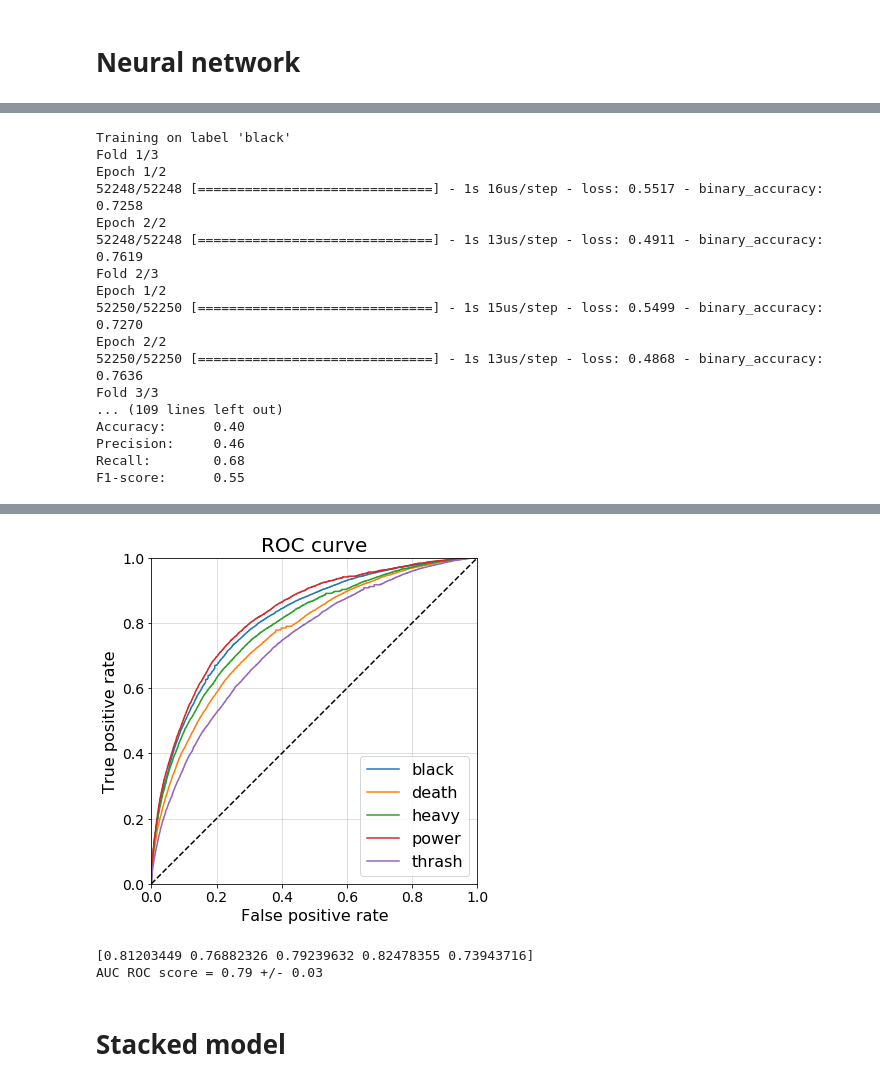
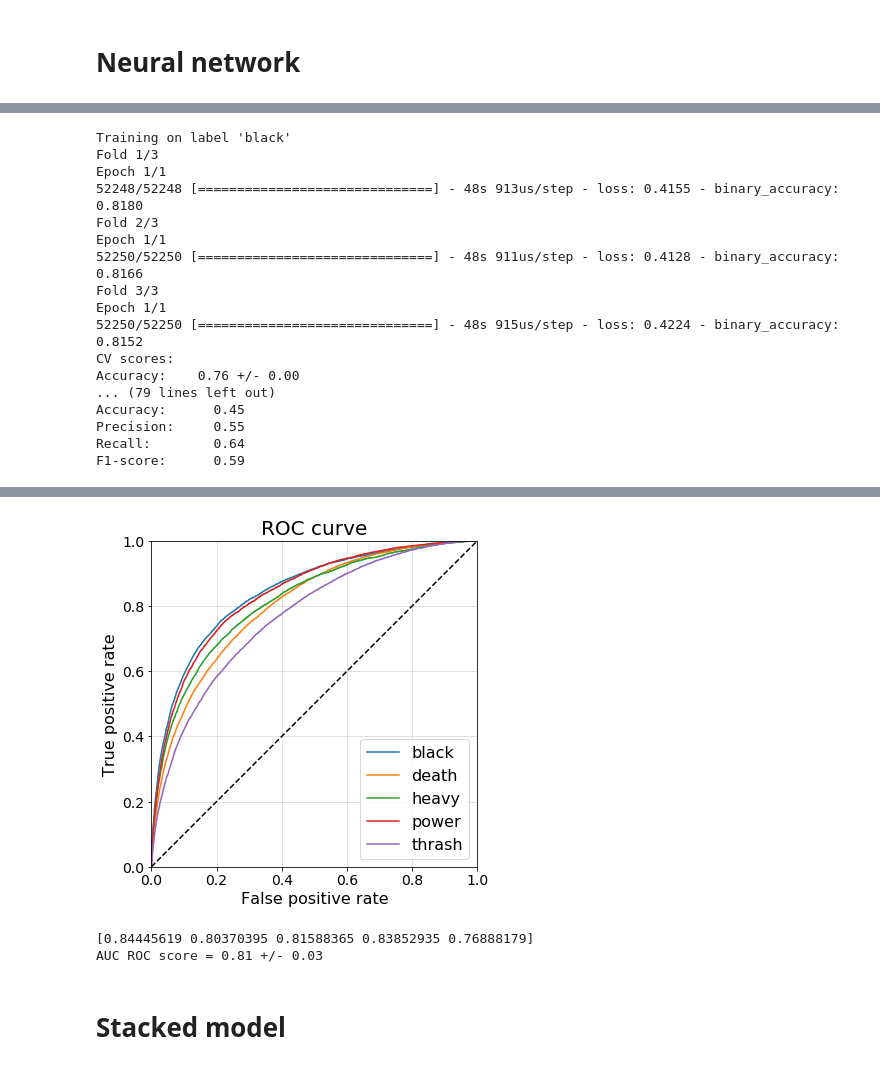
Before and after one commit to pdqnguyen/metallyrics, a Jupyter notebook: song-lyrics-multi-genre-bow.ipynb, the cells around one changed output, grey strips where cells are left out. Saved outputs shown, nothing was run; the diff lists cells and outputs as text; code cells hidden in the pictures.

Commit message:
more training/testing

```diff
--- a/song-lyrics-multi-genre-bow.ipynb
+++ b/song-lyrics-multi-genre-bow.ipynb
@@ -71,19 +70,28 @@ class BinaryRelevance:
     def __init__(self, classifier, labels):
         self.classifier = classifier
         self.labels = labels
-        self.classifiers_ = {}
+        self.classifiers_ = []
 
     def fit(self, X, y):
-        for i in range(y.shape[1]):
-            print('training binary classifier for label: {}'.format(i))
+        for i, label in enumerate(self.labels):
+            print('training binary classifier for label: {}'.format(label))
             clf = deepcopy(self.classifier)
             clf.fit(X, y[:, i])
-            self.classifiers[i] = clf
+            self.classifiers_.append((label, clf))
 
     def predict(self, X):
+        return self._predict(X)
+
+    def predict_proba(self, X):
+        return self._predict(X, return_prob=True)
+
+    def _predict(self, X, return_prob=False):
         y = np.zeros((X.shape[0], len(self.classifiers_)))
-        for i, clf in self.classifiers_.items():
-            y[:, i] = clf.predict(X)
+        for i, (label, clf) in enumerate(self.classifiers_):
+            if return_prob:
+                y[:, i] = clf.predict_proba(X)[:, 1]
+            else:
+                y[:, i] = clf.predict(X)
         return y
 
     def cross_validate(self, X, y, n_splits=5, verbose=False):
@@ -595,7 +794,7 @@ def keras_batch_generator(X_data, y_data, batch_size):
 # %%
 keras_params = dict(
-    input_dim=1024,
-    epochs=2,
+    input_dim=100_000,
+    epochs=1,
     batch_size=512,
 )
 pipeline = Pipeline(
@@ -617,18 +816,18 @@ print("AUC ROC score = {:.2f} +/- {:.2f}".format(auc.mean(), auc.std()))
 # %% [output]
 Training on label 'black'
 Fold 1/3
-Epoch 1/2
-52248/52248 [==============================] - 1s 16us/step - loss: 0.5517 - binary_accuracy: 0.7258
-Epoch 2/2
-52248/52248 [==============================] - 1s 13us/step - loss: 0.4911 - binary_accuracy: 0.7619
+Epoch 1/1
+52248/52248 [==============================] - 48s 913us/step - loss: 0.4155 - binary_accuracy: 0.8180
 Fold 2/3
-Epoch 1/2
-52250/52250 [==============================] - 1s 15us/step - loss: 0.5499 - binary_accuracy: 0.7270
-Epoch 2/2
-52250/52250 [==============================] - 1s 13us/step - loss: 0.4868 - binary_accuracy: 0.7636
+Epoch 1/1
+52250/52250 [==============================] - 48s 911us/step - loss: 0.4128 - binary_accuracy: 0.8166
 Fold 3/3
-... (109 lines left out)
-Accuracy:      0.40
-Precision:     0.46
-Recall:        0.68
-F1-score:      0.55
+Epoch 1/1
+52250/52250 [==============================] - 48s 915us/step - loss: 0.4224 - binary_accuracy: 0.8152
+CV scores:
+Accuracy:    0.76 +/- 0.00
+... (79 lines left out)
+Accuracy:      0.45
+Precision:     0.55
+Recall:        0.64
+F1-score:      0.59
@@ -636,6 +835,6 @@ Hamming loss:  1.27
-[figure, old version]
+[figure, new version]
-[0.81203449 0.76882326 0.79239632 0.82478355 0.73943716]
-AUC ROC score = 0.79 +/- 0.03
+[0.84445619 0.80370395 0.81588365 0.83852935 0.76888179]
+AUC ROC score = 0.81 +/- 0.03
 # %% [markdown]
 # Stacked model
 # %%
```
Also changed, not shown: parts of 27 cells of this notebook.
